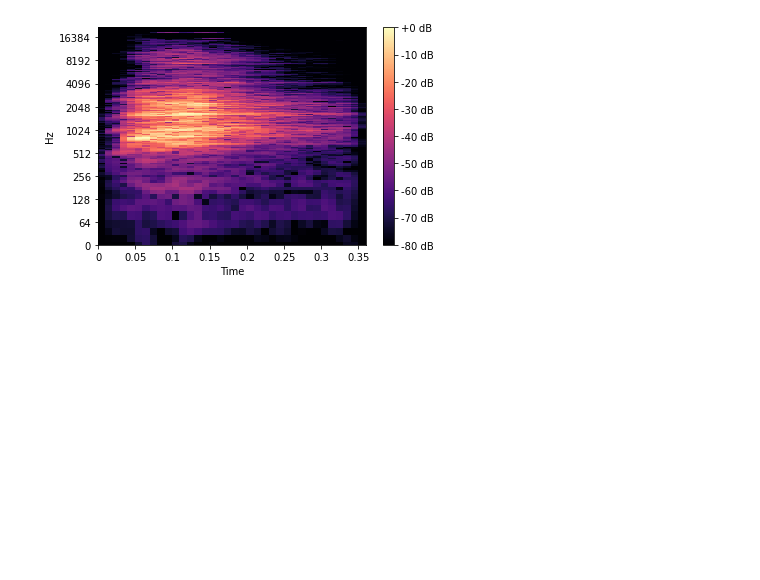
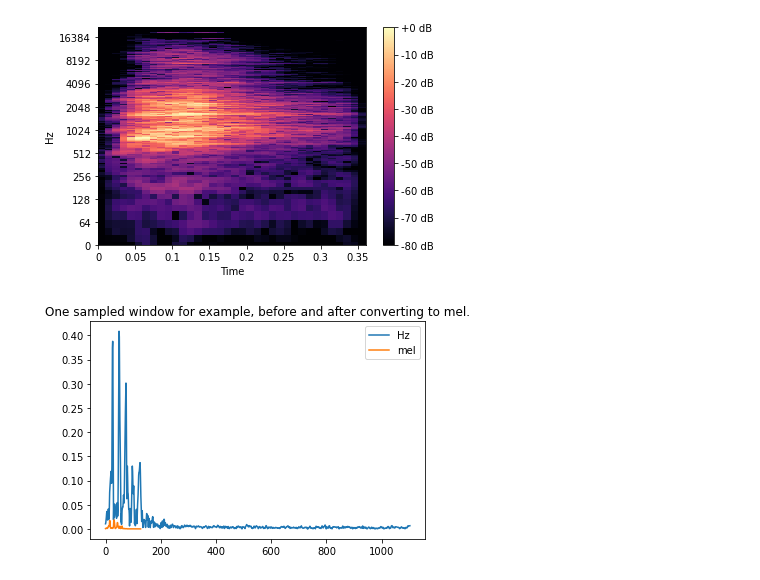
Before and after one commit to t2ac32/vh_challenge_sol, a Jupyter notebook: Tests.ipynb, the cells around one changed output. Cells and saved outputs as stored; diff of their text form; code cells hidden in the pictures; blank space fills up the shorter version.

Commit message:
compute mels as network input

```diff
--- a/Tests.ipynb
+++ b/Tests.ipynb
@@ -94,8 +95,13 @@ plt.plot(fft_stem);
 # %% [output]
 [figure]
 # %%
-hop_length = 441
-D = np.abs(librosa.stft(audio_stem, n_fft=n_fft,  hop_length=hop_length))
-librosa.display.specshow(D, sr=sr, x_axis='time', y_axis='linear');
+hop_length = 442
+def compute_windows(audio_stem):
+    windows = np.abs(librosa.stft(audio_stem, n_fft=n_fft,  hop_length=hop_length))
+    return windows
+
+windows = compute_windows(audio_stem)
+print('windows shape: ', windows.shape)
+librosa.display.specshow(windows, sr=sr, x_axis='time', y_axis='linear');
 plt.colorbar();
 # %% [output]
@@ -140,0 +121,7 @@ def load_audio_windows(audio_path:Path, settings):
+# %%
+plt.plot(windows[:, 1]);
+plt.plot(mel.dot(windows[:, 1]));
+plt.legend(labels=['Hz', 'mel']);
+plt.title('One sampled window for example, before and after converting to mel.');
+# %% [output]
+[figure, added]
```
Also changed, not shown: parts of 8 cells of this notebook.
